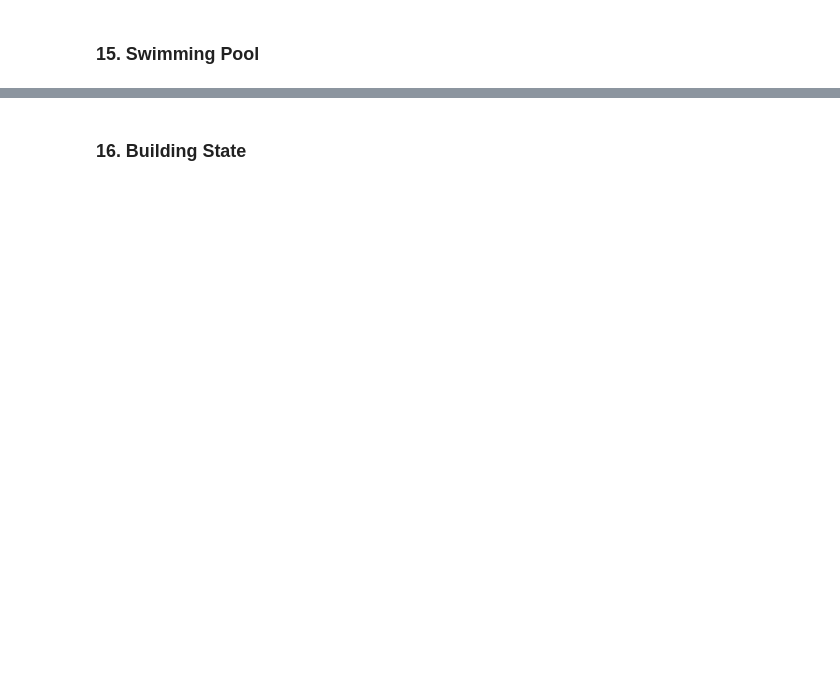
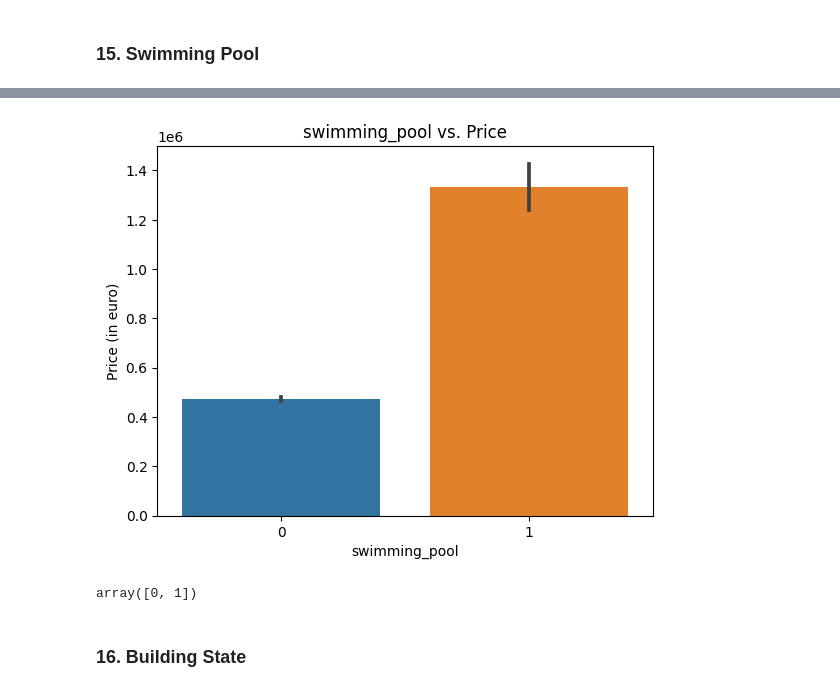
Before and after one commit to nikolaaswillaert/ImmoElizaDataAnalysis, a Jupyter notebook: datacleaning.ipynb, the cells around one changed output, grey strips where cells are left out. Saved outputs shown, nothing was run; the diff lists cells and outputs as text; code cells hidden in the pictures; blank space fills up the shorter version.

```diff
--- a/datacleaning.ipynb
+++ b/datacleaning.ipynb
@@ -739,0 +918,4 @@ create_num_plot(df, 'garden_area')
+# %%
+# change False and True to 0 and 1
+df['swimming_pool'].replace(False, 0, inplace=True)
+df['swimming_pool'].replace(True, 1, inplace=True)
@@ -740,2 +931,10 @@ create_num_plot(df, 'garden_area')
+# %%
+create_cat_plot(df, 'swimming_pool', 0)
+# %% [output]
+[figure, added]
+# %%
+df['swimming_pool'].unique()
+# %% [output]
+array([0, 1])
 # %% [markdown]
 ### 16. Building State
```
Also changed, not shown: parts of 31 cells of this notebook.
